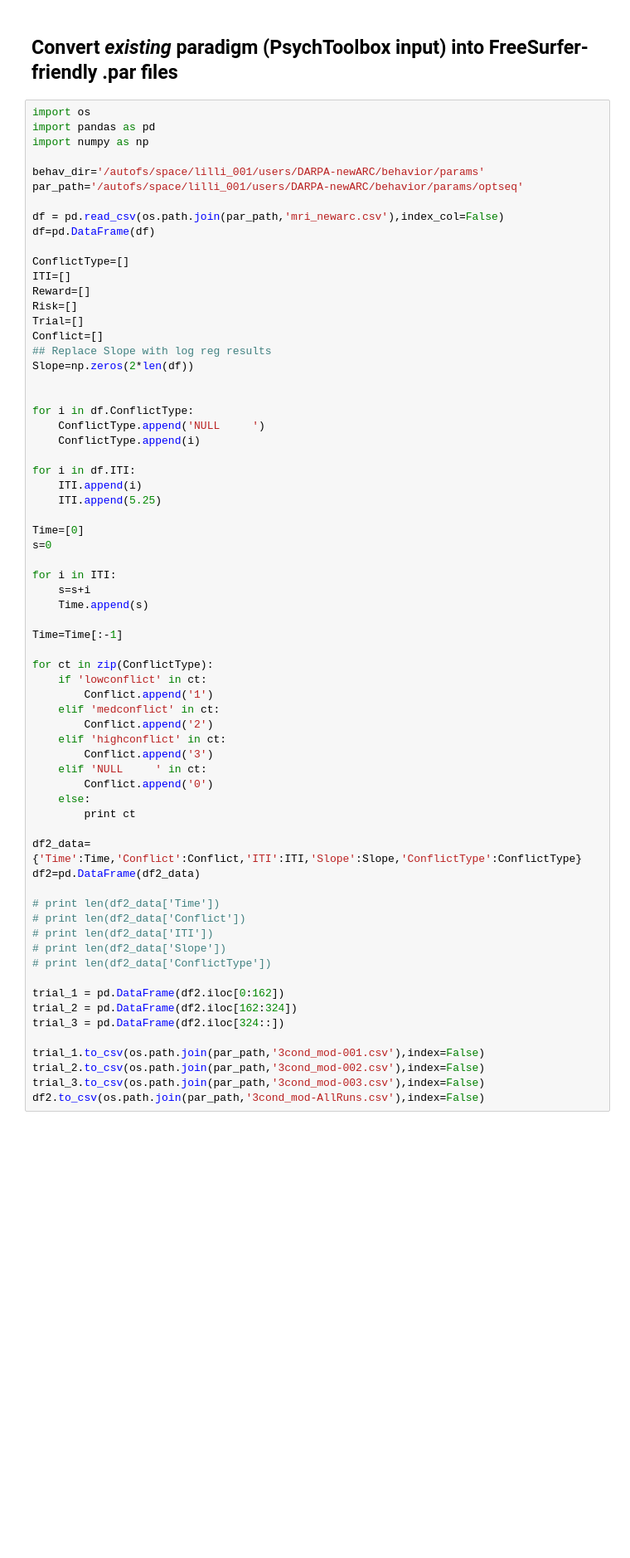
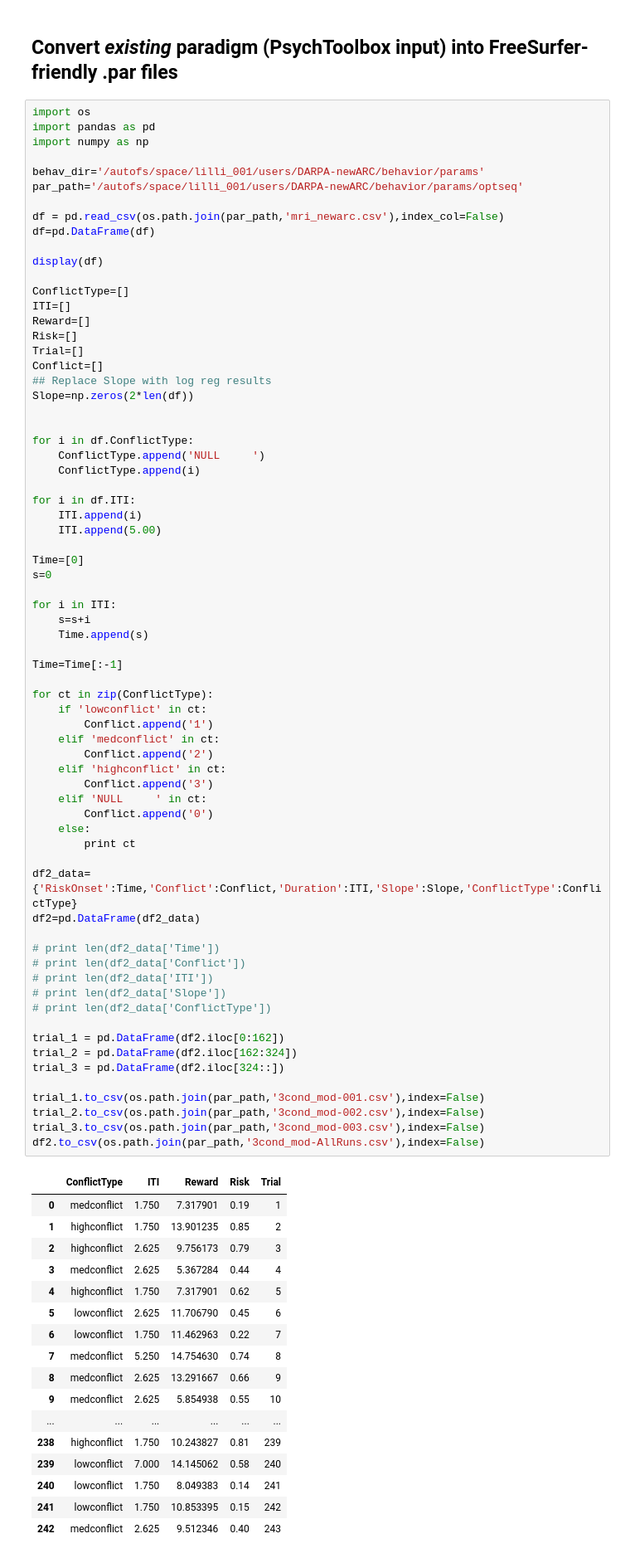
Before and after one commit to hahnemilym/darpa_newARC_scripts, a Jupyter notebook: newARC_ParametricModulationPreprocPar.ipynb, the cells around one changed output. Shown: that part at 83% size. Cells and saved outputs as stored; diff of their text form; blank space fills up the shorter version.

```diff
--- a/newARC_ParametricModulationPreprocPar.ipynb
+++ b/newARC_ParametricModulationPreprocPar.ipynb
@@ -10,6 +10,8 @@ par_path='/autofs/space/lilli_001/users/DARPA-newARC/behavior/params/optseq'
 
 df = pd.read_csv(os.path.join(par_path,'mri_newarc.csv'),index_col=False)
 df=pd.DataFrame(df)
+
+display(df)
 
 ConflictType=[]
 ITI=[]
@@ -27,7 +29,7 @@ for i in df.ConflictType:
 
 for i in df.ITI:
     ITI.append(i)
-    ITI.append(5.25)
+    ITI.append(5.00)
 
 Time=[0]
 s=0
@@ -39,31 +41,49 @@ for i in ITI:
 Time=Time[:-1]
 
 for ct in zip(ConflictType):
     if 'lowconflict' in ct:
         Conflict.append('1')
     elif 'medconflict' in ct:
         Conflict.append('2')
     elif 'highconflict' in ct:
         Conflict.append('3')
     elif 'NULL     ' in ct:
         Conflict.append('0')
     else:
         print ct
 
-df2_data={'Time':Time,'Conflict':Conflict,'ITI':ITI,'Slope':Slope,'ConflictType':ConflictType}
+df2_data={'RiskOnset':Time,'Conflict':Conflict,'Duration':ITI,'Slope':Slope,'ConflictType':ConflictType}
 df2=pd.DataFrame(df2_data)
 
 # print len(df2_data['Time'])
 # print len(df2_data['Conflict'])
 # print len(df2_data['ITI'])
 # print len(df2_data['Slope'])
 # print len(df2_data['ConflictType'])
 
 trial_1 = pd.DataFrame(df2.iloc[0:162])
 trial_2 = pd.DataFrame(df2.iloc[162:324])
 trial_3 = pd.DataFrame(df2.iloc[324::])
 
 trial_1.to_csv(os.path.join(par_path,'3cond_mod-001.csv'),index=False)
 trial_2.to_csv(os.path.join(par_path,'3cond_mod-002.csv'),index=False)
 trial_3.to_csv(os.path.join(par_path,'3cond_mod-003.csv'),index=False)
 df2.to_csv(os.path.join(par_path,'3cond_mod-AllRuns.csv'),index=False)
+# %% [output]
+|  | ConflictType | ITI | Reward | Risk | Trial |
+| 0 | medconflict | 1.750 | 7.317901 | 0.19 | 1 |
+| 1 | highconflict | 1.750 | 13.901235 | 0.85 | 2 |
+| 2 | highconflict | 2.625 | 9.756173 | 0.79 | 3 |
+| 3 | medconflict | 2.625 | 5.367284 | 0.44 | 4 |
+| 4 | highconflict | 1.750 | 7.317901 | 0.62 | 5 |
+| 5 | lowconflict | 2.625 | 11.706790 | 0.45 | 6 |
+| 6 | lowconflict | 1.750 | 11.462963 | 0.22 | 7 |
+| 7 | medconflict | 5.250 | 14.754630 | 0.74 | 8 |
+| 8 | medconflict | 2.625 | 13.291667 | 0.66 | 9 |
+| 9 | medconflict | 2.625 | 5.854938 | 0.55 | 10 |
+| ... | ... | ... | ... | ... | ... |
+| 238 | highconflict | 1.750 | 10.243827 | 0.81 | 239 |
+| 239 | lowconflict | 7.000 | 14.145062 | 0.58 | 240 |
+| 240 | lowconflict | 1.750 | 8.049383 | 0.14 | 241 |
+| 241 | lowconflict | 1.750 | 10.853395 | 0.15 | 242 |
+| 242 | medconflict | 2.625 | 9.512346 | 0.40 | 243 |
```
Also changed, not shown: parts of 2 cells of this notebook.
